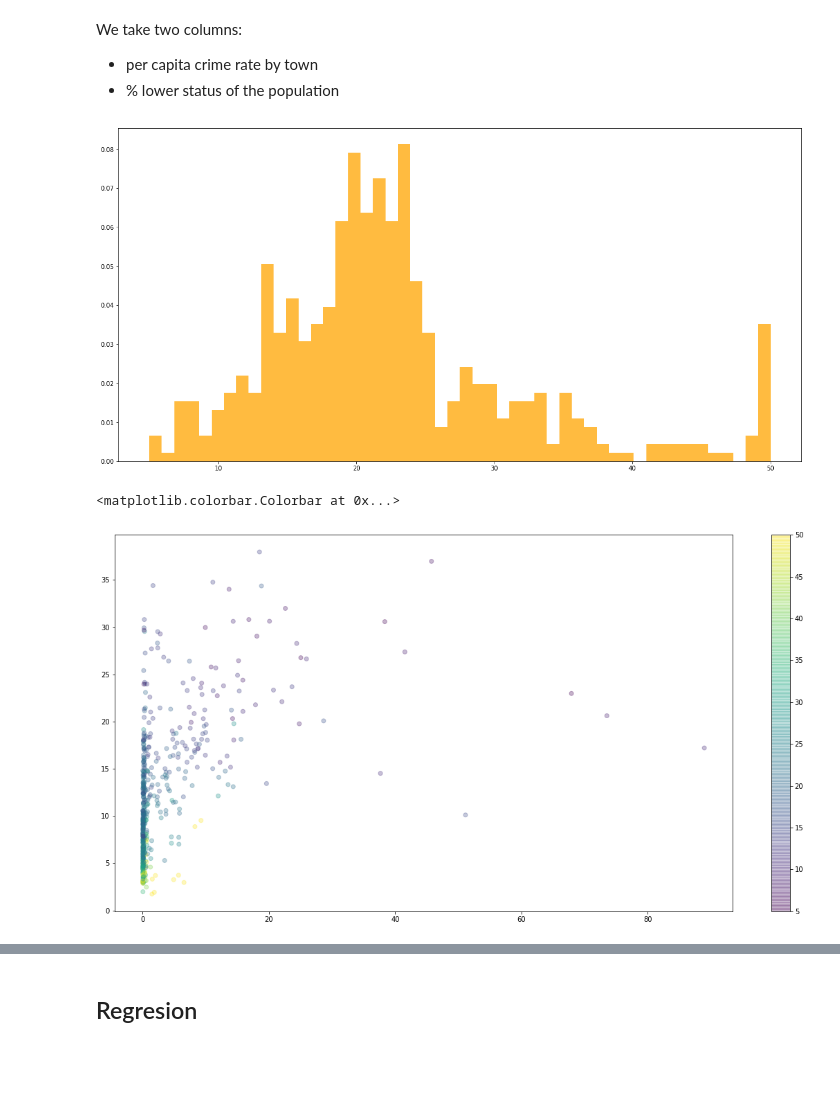
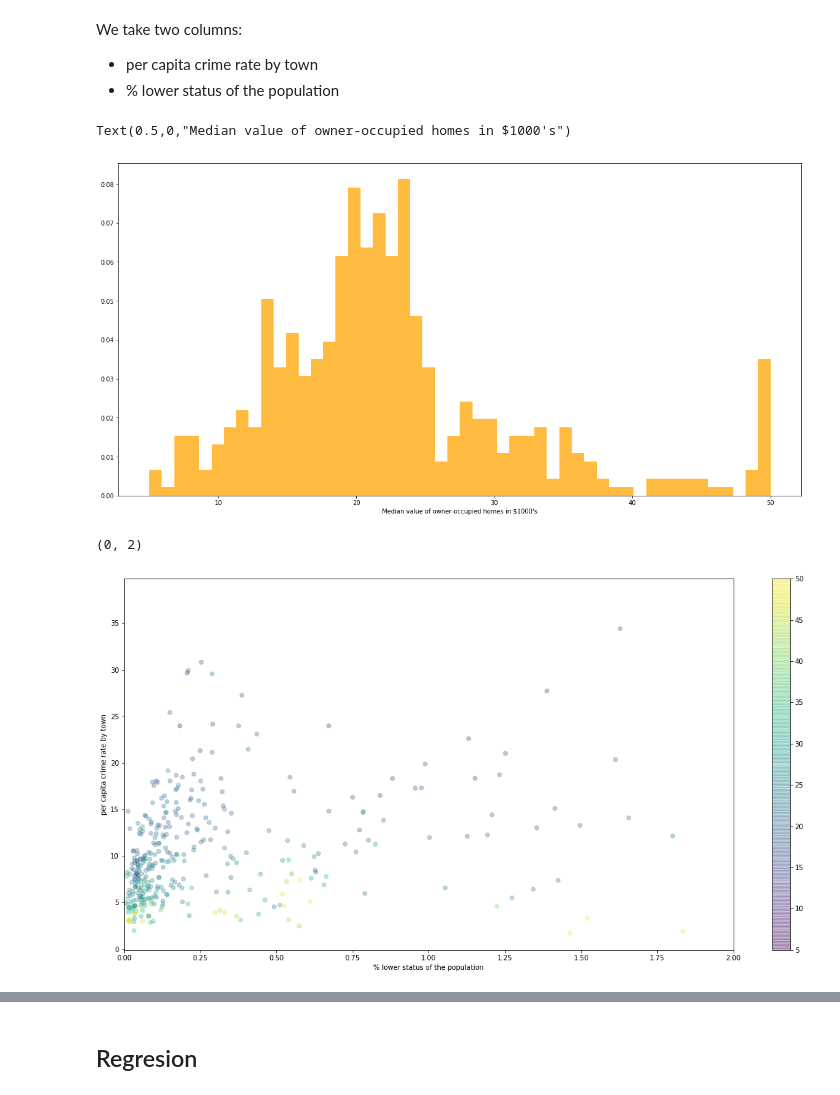
Before and after one commit to sbartek/intro-to-pytorch, a Jupyter notebook: intro-to-nn.ipynb, the cells around one changed output, grey strips where cells are left out. Cells and saved outputs as stored; diff of their text form; code cells hidden in the pictures; blank space fills up the shorter version.

```diff
--- a/intro-to-nn.ipynb
+++ b/intro-to-nn.ipynb
@@ -107,13 +110,18 @@ X = boston.data[:, [0, 12]]
 medval = boston.target
 # %%
 n, bins, patches = plt.hist(medval, 50, normed=1, facecolor='orange', alpha=0.75)
+plt.xlabel("Median value of owner-occupied homes in $1000's")
 # %% [output]
+Text(0.5,0,"Median value of owner-occupied homes in $1000's")
-[figure, old version]
+[figure, new version]
 # %%
 s = plt.scatter(X[:,0], X[:,1], c=medval, alpha=0.3)
 plt.colorbar(s)
+plt.xlabel("% lower status of the population")
+plt.ylabel("per capita crime rate by town")
+plt.xlim(0, 2)
 # %% [output]
-<matplotlib.colorbar.Colorbar at 0x...>
+(0, 2)
-[figure, old version]
+[figure, new version]
 # %%
 plt.scatter(X[:,1], medval, alpha=0.3)
```
Also changed, not shown: parts of 26 cells of this notebook, 3 other files.
